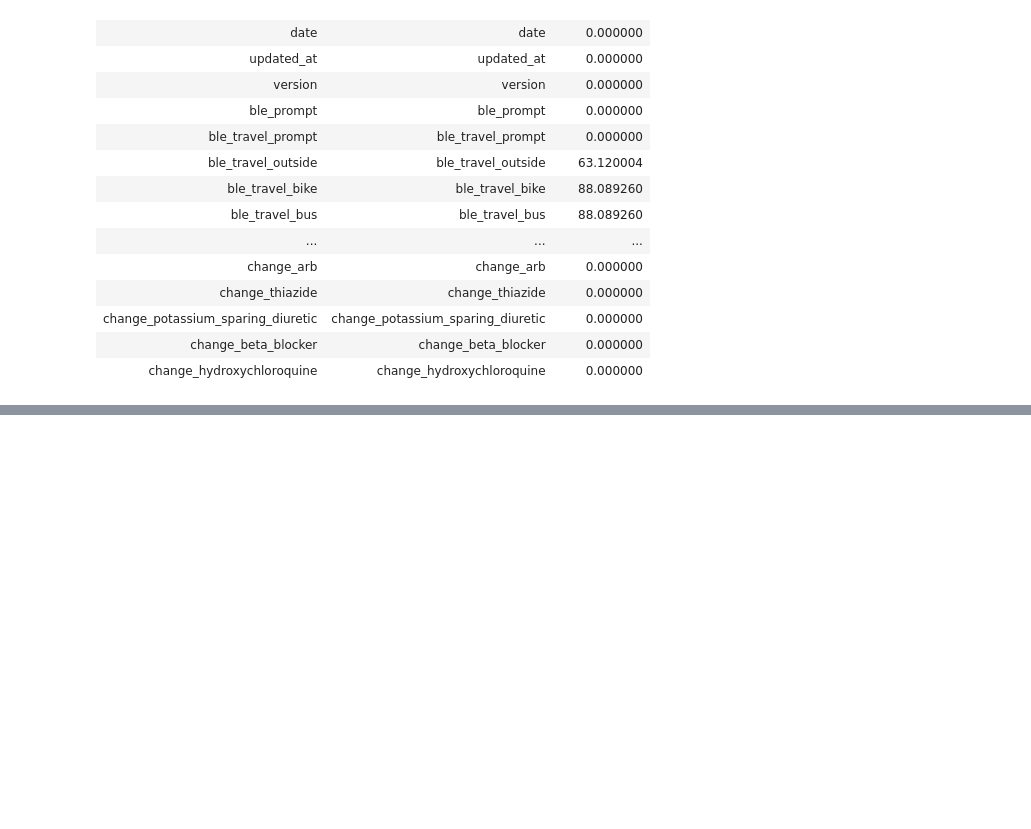
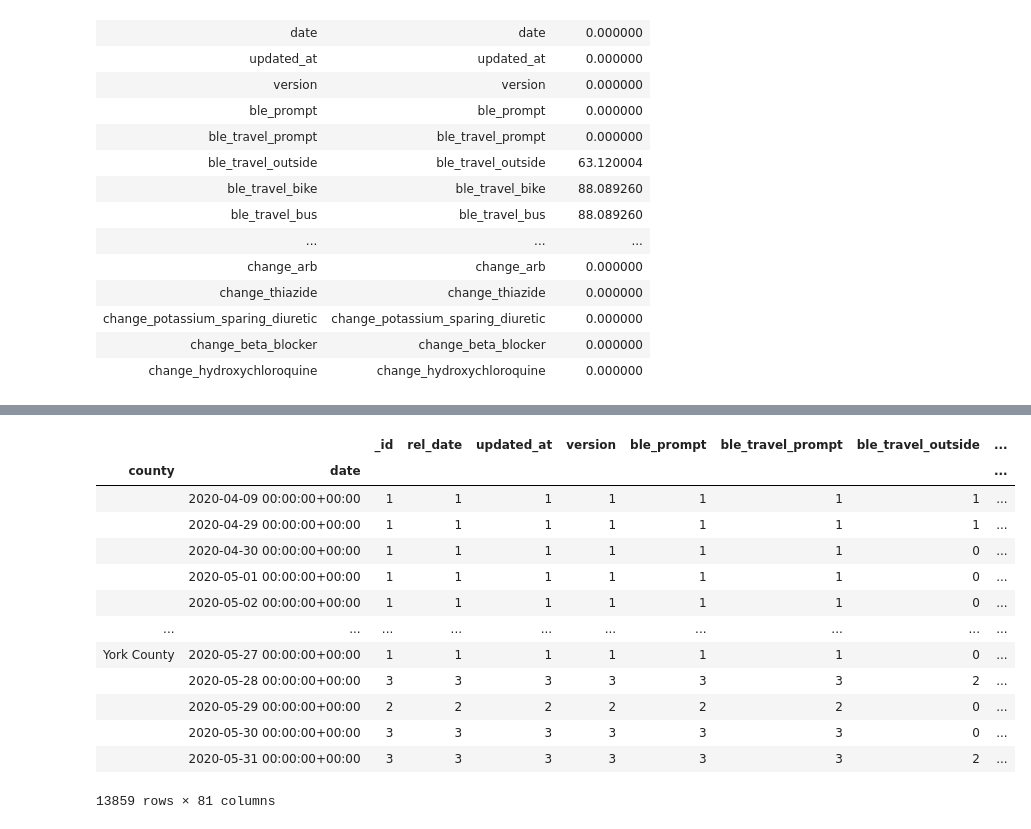
Before and after one commit to CoronaWhy/task-ts, a Jupyter notebook: beat19_EDA_v1.ipynb, the cells around one changed output, grey strips where cells are left out. Saved outputs shown, nothing was run; the diff lists cells and outputs as text; code cells hidden in the pictures; blank space fills up the shorter version.

```diff
--- a/beat19_EDA_v1.ipynb
+++ b/beat19_EDA_v1.ipynb
@@ -87,0 +159,4 @@ enrollment.insert(10, "county", counties )
+# %%
+# change date and updated_at to type datetime
+data["date"] = pd.to_datetime(data["date"])
+data["updated_at"] = pd.to_datetime(data["updated_at"])
@@ -87,0 +214,17 @@ enrollment.insert(10, "county", counties )
+# %%
+data.groupby(["county", "date"]).count()
+# %% [output]
+|  |  | _id | rel_date | updated_at | version | ble_prompt | ble_travel_prompt | ble_travel_outside | ... |
+| county | date |  |  |  |  |  |  |  | ... |
+|  | 2020-04-09 00:00:00+00:00 | 1 | 1 | 1 | 1 | 1 | 1 | 1 | ... |
+|  | 2020-04-29 00:00:00+00:00 | 1 | 1 | 1 | 1 | 1 | 1 | 1 | ... |
+|  | 2020-04-30 00:00:00+00:00 | 1 | 1 | 1 | 1 | 1 | 1 | 0 | ... |
+|  | 2020-05-01 00:00:00+00:00 | 1 | 1 | 1 | 1 | 1 | 1 | 0 | ... |
+|  | 2020-05-02 00:00:00+00:00 | 1 | 1 | 1 | 1 | 1 | 1 | 0 | ... |
+| ... | ... | ... | ... | ... | ... | ... | ... | ... | ... |
+| York County | 2020-05-27 00:00:00+00:00 | 1 | 1 | 1 | 1 | 1 | 1 | 0 | ... |
+|  | 2020-05-28 00:00:00+00:00 | 3 | 3 | 3 | 3 | 3 | 3 | 2 | ... |
+|  | 2020-05-29 00:00:00+00:00 | 2 | 2 | 2 | 2 | 2 | 2 | 0 | ... |
+|  | 2020-05-30 00:00:00+00:00 | 3 | 3 | 3 | 3 | 3 | 3 | 0 | ... |
+|  | 2020-05-31 00:00:00+00:00 | 3 | 3 | 3 | 3 | 3 | 3 | 2 | ... |
+13859 rows × 81 columns
```
Also changed, not shown: parts of 23 cells of this notebook.
